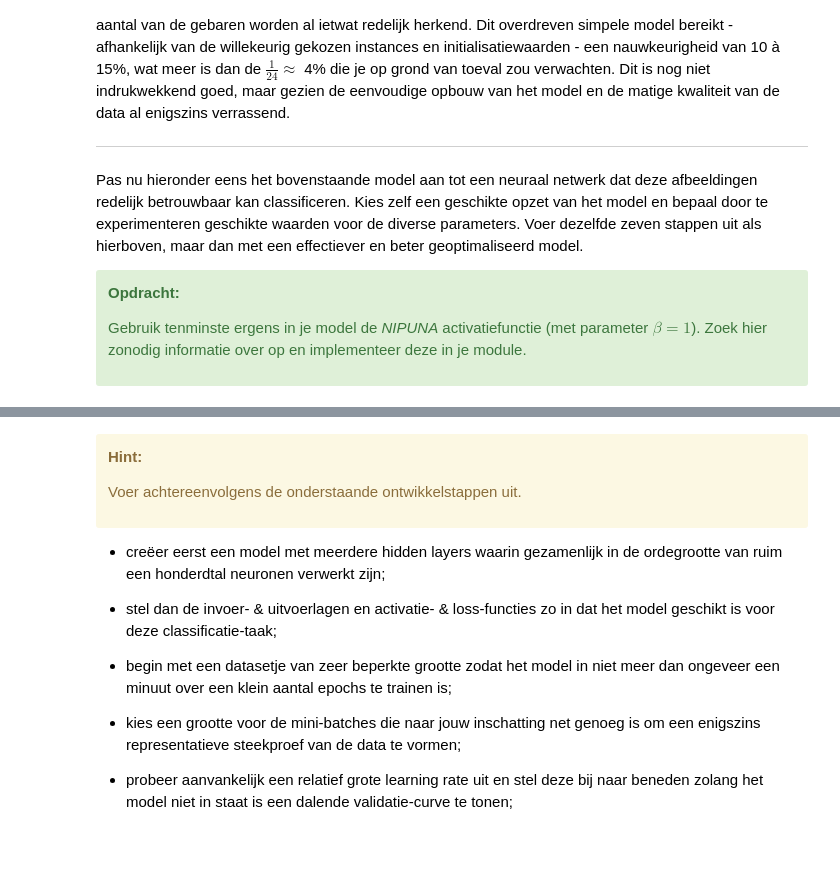
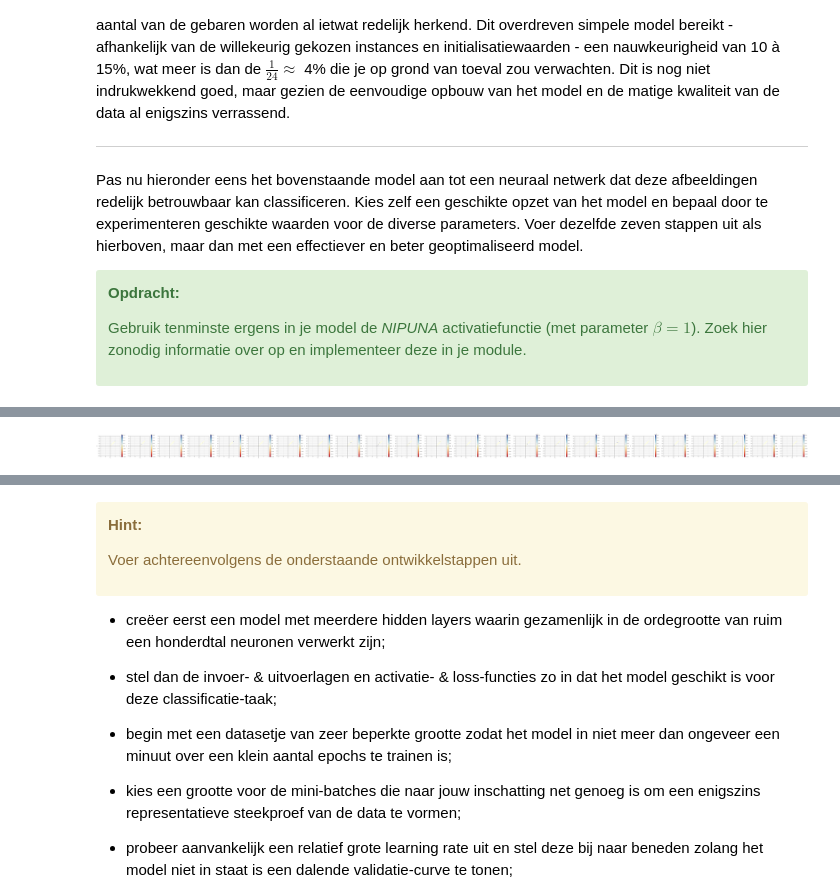
Before and after one commit to LukaStein/Minor_Advanced_Datamining, a Jupyter notebook: AdvancedDataMining/Eindopdracht/Eindopdracht_v2324.1.ipynb, the cells around one changed output, grey strips where cells are left out. Drawn from its saved outputs; the diff is of its cells as text; code cells hidden in the pictures; blank space fills up the shorter version.

```diff
--- a/AdvancedDataMining/Eindopdracht/Eindopdracht_v2324.1.ipynb
+++ b/AdvancedDataMining/Eindopdracht/Eindopdracht_v2324.1.ipynb
@@ -262,9 +269,9 @@ starttime = perf_counter()
 # STAP 1: DATAGENERATIE
 # Voer hier je eigen code uit ...
 xs, ys = data.sign_mnist_mini('Sign_MNIST_mini/Sign_MNIST_mini.dat', num=720)
-trn_xs, trn_ys = xs[  0:60], ys[  0:60]
-val_xs, val_ys = xs[60:100], ys[60:100]
-tst_xs, tst_ys = xs[100:125], ys[100:125]
+trn_xs, trn_ys = xs[  0:240], ys[  0:240]
+val_xs, val_ys = xs[240:480], ys[240:480]
+tst_xs, tst_ys = xs[480:720], ys[480:720]
 # %%
 # STAP 2: MODELDEFINITIE
 # Voer hier je eigen code uit ...
@@ -277,7 +282,7 @@ my_network = model.InputLayer(24) + \
 # %%
 # STAP 3: TRAINING
 # Voer hier je eigen code uit ...
-my_gestures = my_network.fit(trn_xs, trn_ys, alpha = 0.8, epochs = 10, batch_size = 10, validation_data=(val_xs, val_ys))
+my_gestures = my_model.fit(trn_xs, trn_ys, alpha=0.005, epochs=10, batch_size=1, validation_data=(val_xs, val_ys))
 # %%
 # STAP 4: VALIDATIECURVE
 # Voer hier je eigen code uit ...
@@ -285,7 +292,9 @@ data.curve(my_gestures)
 # %%
 # STAP 5: VISUALISATIE
 # Voer hier je eigen code uit ...
-data.scatter(tst_xs, tst_ys, model=my_network)
+data.scatter(tst_xs, tst_ys, model=my_gestures)
+# %% [output]
+[figure, added]
 # %%
 # STAP 6: EVALUATIE
 # Voer hier je eigen code uit ...
```
Also changed, not shown: parts of 16 cells of this notebook, 1 other file.
